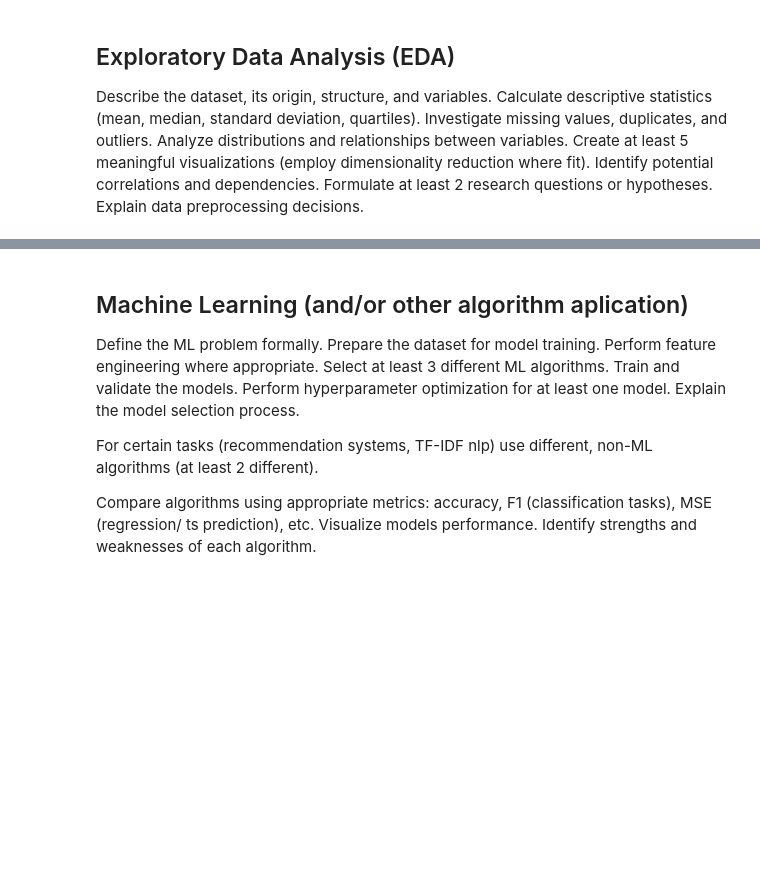
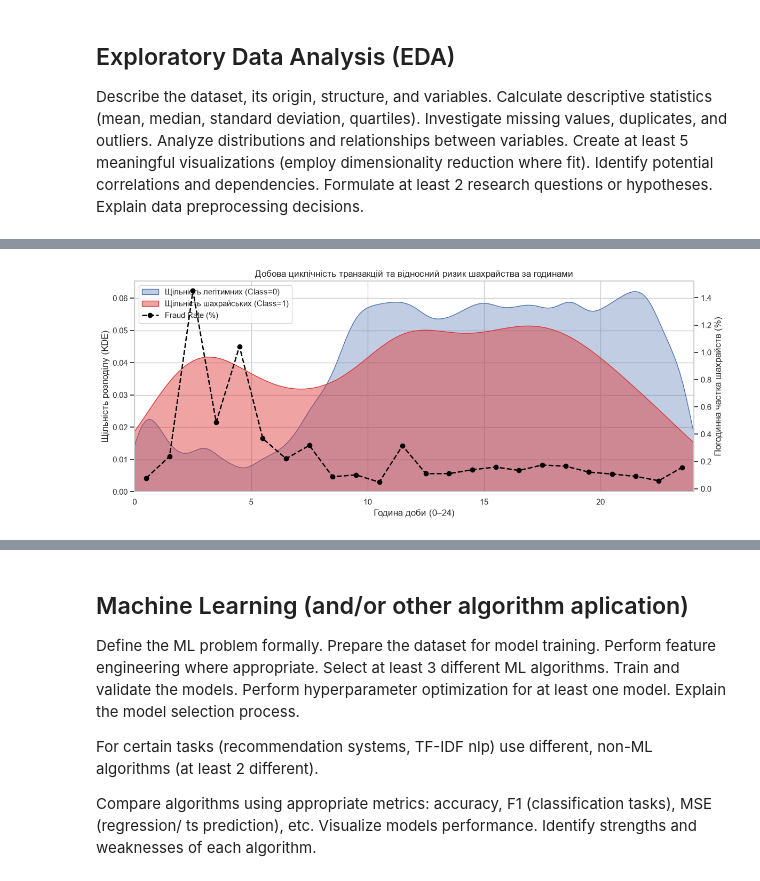
Before and after one commit to OleksandrKyrstiuk/ida-labs, a Jupyter notebook: assignement-4.ipynb, the cells around one changed output, grey strips where cells are left out. Cells and saved outputs as stored; diff of their text form; code cells hidden in the pictures; blank space fills up the shorter version.

Commit message:
Laboratory 4; EDA Credit Card Fraud Detection

```diff
--- a/assignement-4.ipynb
+++ b/assignement-4.ipynb
@@ -94,0 +126,10 @@ Describe the dataset, its origin, structure, and variables. Calculate descriptiv
+# %%
+import kagglehub
+
+# Завантаження актуальної версії датасету безпосередньо з Kaggle
+path = kagglehub.dataset_download("mlg-ulb/creditcardfraud")
+print("Path to dataset files:", path)
+
+csv_file = [f for f in os.listdir(path) if f.endswith(".csv")][0]
+df = pd.read_csv(os.path.join(path, csv_file))
+print(f"Завантажено файл: {csv_file} | Розмірність: {df.shape}")
@@ -94,0 +260,8 @@ Describe the dataset, its origin, structure, and variables. Calculate descriptiv
+# %%
+duplicates_by_class = df[df.duplicated(keep="first")]["Class"].value_counts()
+print(f"Усього точних дублікатів: {df.duplicated().sum()} ({df.duplicated().mean()*100:.3f}%)")
+print("Розподіл дублікатів за класами:\n", duplicates_by_class)
+
+# Видаляємо дублікати перед подальшим аналізом та візуалізацією
+df = df.drop_duplicates().reset_index(drop=True)
+print(f"Розмірність після очищення дублікатів: {df.shape}")
@@ -94,0 +300,26 @@ Describe the dataset, its origin, structure, and variables. Calculate descriptiv
+# %%
+df["Hour"] = (df["Time"] / 3600.0) % 24.0
+df["Hour_bin"] = np.floor(df["Hour"]).astype(int)
+
+hourly_fraud_rate = df.groupby("Hour_bin")["Class"].mean() * 100
+
+fig, ax1 = plt.subplots(figsize=(12, 5))
+sns.kdeplot(data=df[df["Class"] == 0], x="Hour", fill=True, alpha=0.35, color="#4C72B0", label="Щільність легітимних (Class=0)", ax=ax1)
+sns.kdeplot(data=df[df["Class"] == 1], x="Hour", fill=True, alpha=0.45, color="#DD3434", label="Щільність шахрайських (Class=1)", ax=ax1)
+ax1.set_xlim(0, 24)
+ax1.set_xlabel("Година доби (0–24)")
+ax1.set_ylabel("Щільність розподілу (KDE)")
+
+ax2 = ax1.twinx()
+ax2.plot(hourly_fraud_rate.index + 0.5, hourly_fraud_rate.values, color="black", marker="o", linestyle="--", linewidth=1.8, label="Fraud Rate (%)")
+ax2.set_ylabel("Погодинна частка шахрайств (%)")
+ax2.grid(False)
+
+lines_1, labels_1 = ax1.get_legend_handles_labels()
+lines_2, labels_2 = ax2.get_legend_handles_labels()
+ax1.legend(lines_1 + lines_2, labels_1 + labels_2, loc="upper left")
+plt.title("Добова циклічність транзакцій та відносний ризик шахрайства за годинами")
+plt.tight_layout()
+plt.show()
+# %% [output]
+[figure, added]
```
Also changed, not shown: parts of 26 cells of this notebook.
